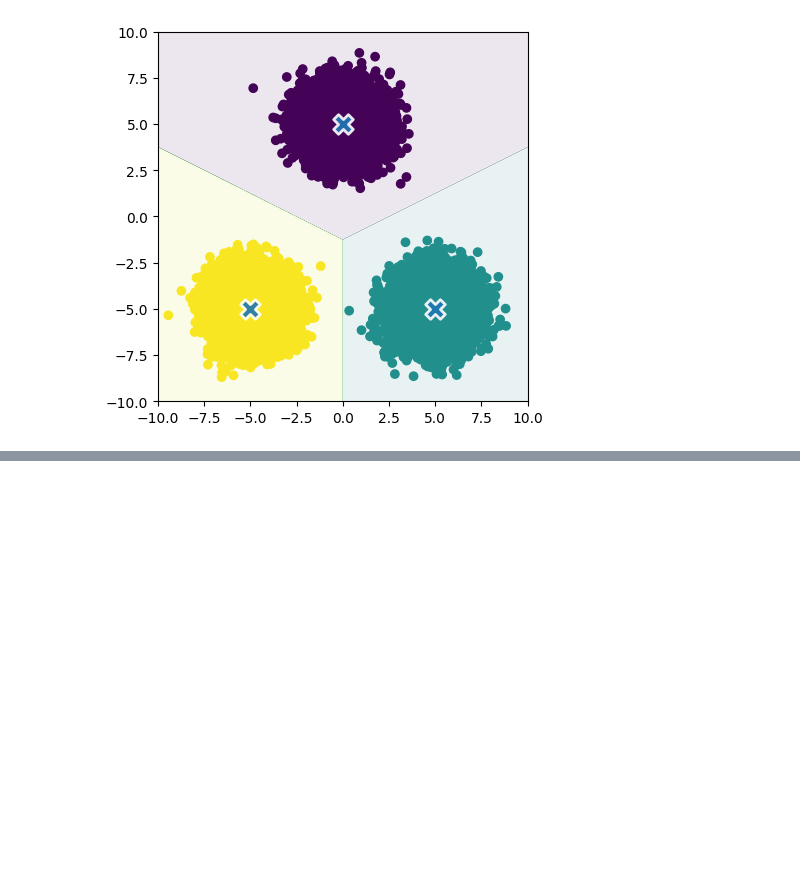
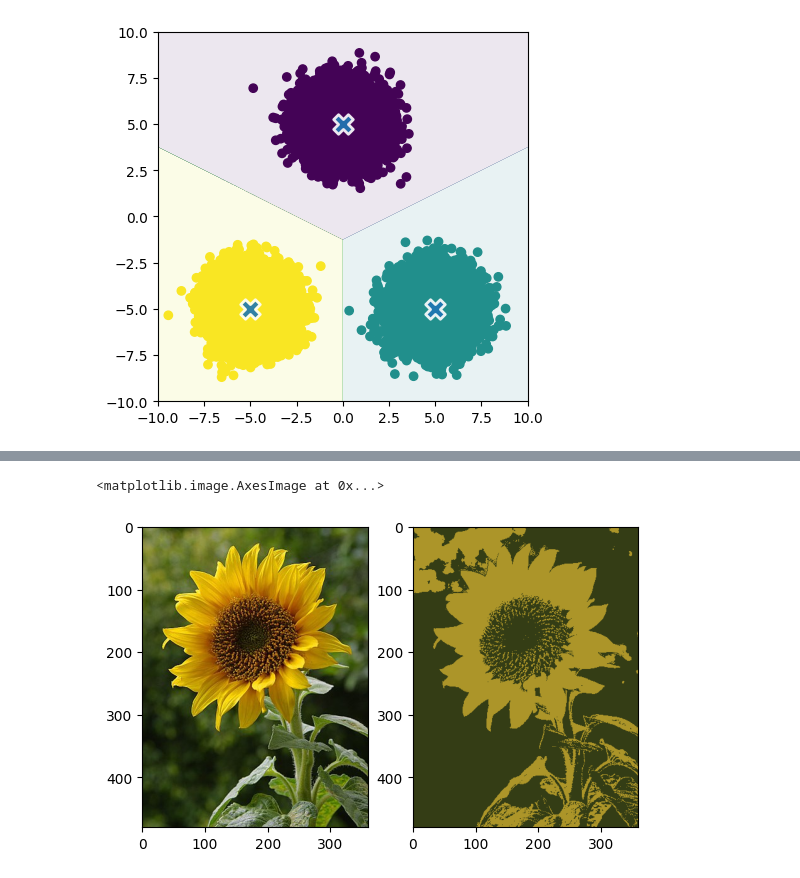
Before and after one commit to YangyangFu/mlax, a Jupyter notebook: 3-kmeans.ipynb, the cells around one changed output, grey strips where cells are left out. Cells and saved outputs as stored; diff of their text form; code cells hidden in the pictures; blank space fills up the shorter version.

```diff
--- a/3-kmeans.ipynb
+++ b/3-kmeans.ipynb
@@ -44,0 +149,35 @@ plt.show()
+# %%
+from matplotlib.image import imread
+
+# images
+img = imread('./sunflower.jpg')
+h, w = img.shape[:2]
+X = img.reshape(-1,3)
+
+# apply k-means
+# cluster the pixels by color
+# k=2 means we want to segement the image into 2 parts with 2 different colors
+k = 2
+model = KMeans()
+
+# seed
+key1, key2 = random.split(random.PRNGKey(1000), 2)
+
+# apply k-means
+centers, cluster = model.fit(key1, k, X, max_iter=100)
+# %%
+# reconstruct the segmented image from centroids and labels
+pixels = centers[cluster]
+img_segmented = pixels.reshape(h,w,3)
+# convert to uint8
+img_segmented = np.clip(img_segmented, 0, 255).astype('uint8')
+
+# plot
+plt.subplot(1,2,1)
+plt.imshow(img)
+
+plt.subplot(1,2,2)
+plt.imshow(img_segmented)
+# %% [output]
+<matplotlib.image.AxesImage at 0x...>
+[figure, added]
```
Also changed, not shown: parts of 6 cells of this notebook, 5 other files.
